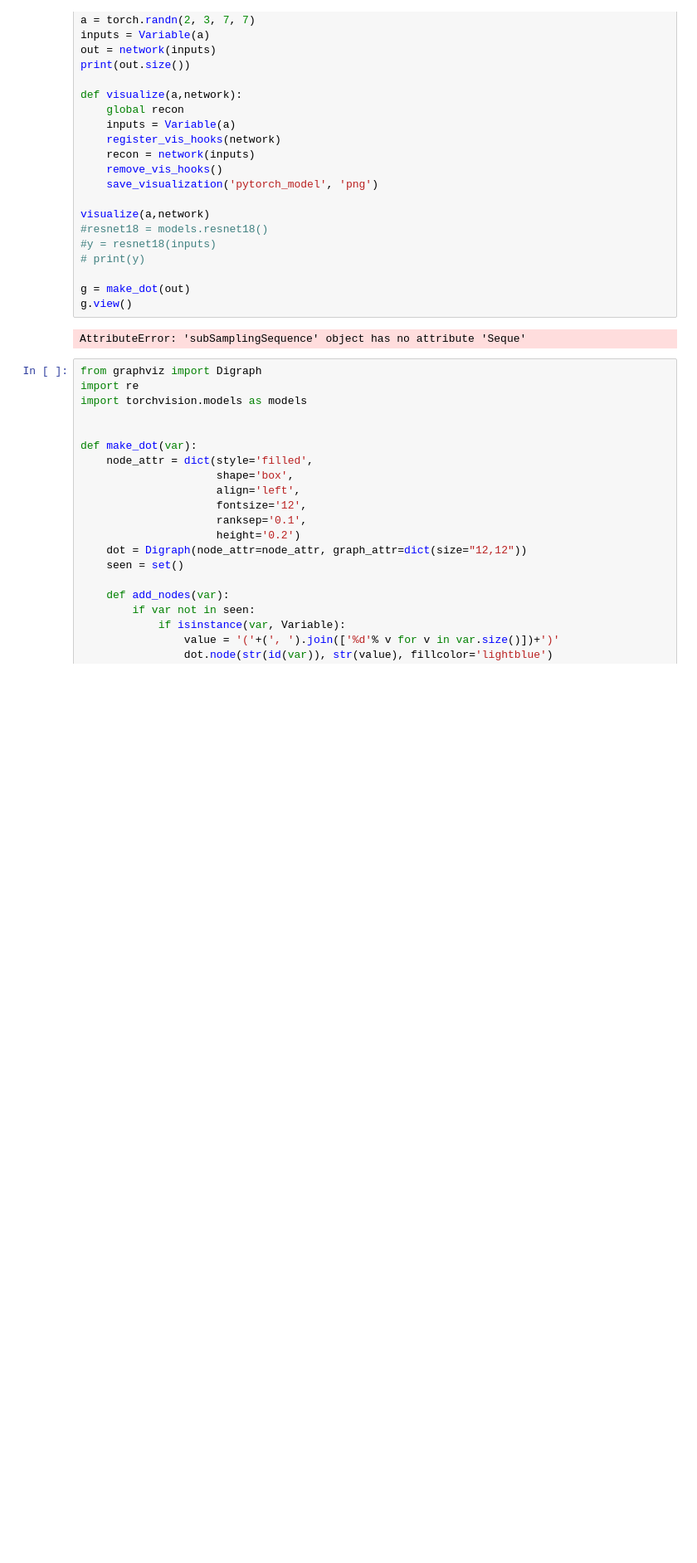
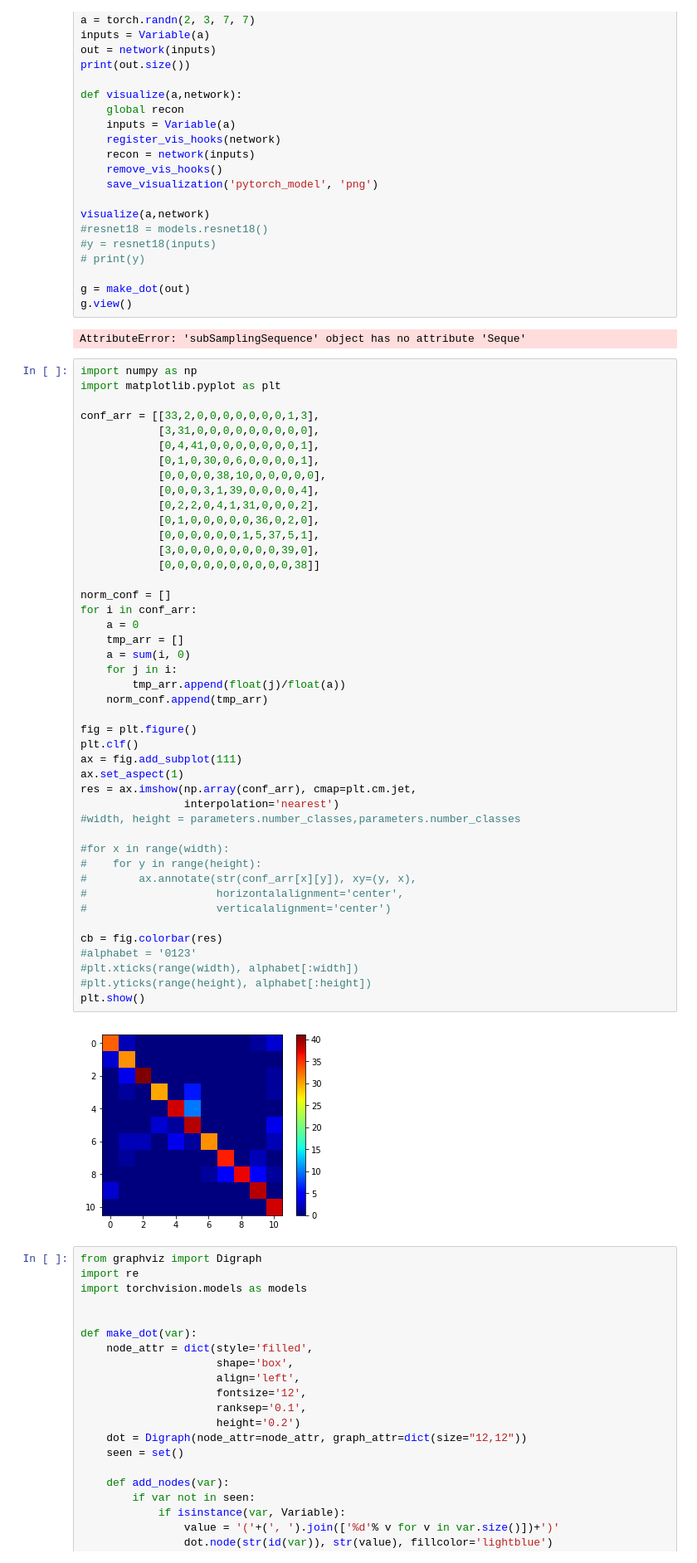
Before and after one commit to Hv0nnus/GridNet, a Jupyter notebook: main.ipynb, the cells around one changed output. Shown at 83% size. Saved outputs shown, nothing was run; the diff lists cells and outputs as text; blank space fills up the shorter version.

```diff
--- a/main.ipynb
+++ b/main.ipynb
@@ -854,6 +1038,52 @@ g = make_dot(out)
 g.view()
 # %% [output]
 AttributeError: 'subSamplingSequence' object has no attribute 'Seque'
+# %%
+import numpy as np
+import matplotlib.pyplot as plt
+
+conf_arr = [[33,2,0,0,0,0,0,0,0,1,3],
+            [3,31,0,0,0,0,0,0,0,0,0],
+            [0,4,41,0,0,0,0,0,0,0,1],
+            [0,1,0,30,0,6,0,0,0,0,1],
+            [0,0,0,0,38,10,0,0,0,0,0],
+            [0,0,0,3,1,39,0,0,0,0,4],
+            [0,2,2,0,4,1,31,0,0,0,2],
+            [0,1,0,0,0,0,0,36,0,2,0],
+            [0,0,0,0,0,0,1,5,37,5,1],
+            [3,0,0,0,0,0,0,0,0,39,0],
+            [0,0,0,0,0,0,0,0,0,0,38]]
+
+norm_conf = []
+for i in conf_arr:
+    a = 0
+    tmp_arr = []
+    a = sum(i, 0)
+    for j in i:
+        tmp_arr.append(float(j)/float(a))
+    norm_conf.append(tmp_arr)
+
+fig = plt.figure()
+plt.clf()
+ax = fig.add_subplot(111)
+ax.set_aspect(1)
+res = ax.imshow(np.array(conf_arr), cmap=plt.cm.jet,
+                interpolation='nearest')
+#width, height = parameters.number_classes,parameters.number_classes
+
+#for x in range(width):
+#    for y in range(height):
+#        ax.annotate(str(conf_arr[x][y]), xy=(y, x),
+#                    horizontalalignment='center',
+#                    verticalalignment='center')
+
+cb = fig.colorbar(res)
+#alphabet = '0123'
+#plt.xticks(range(width), alphabet[:width])
+#plt.yticks(range(height), alphabet[:height])
+plt.show()
+# %% [output]
+[figure, added]
 # %%
 from graphviz import Digraph
 import re
```
Also changed, not shown: parts of 42 cells of this notebook.
